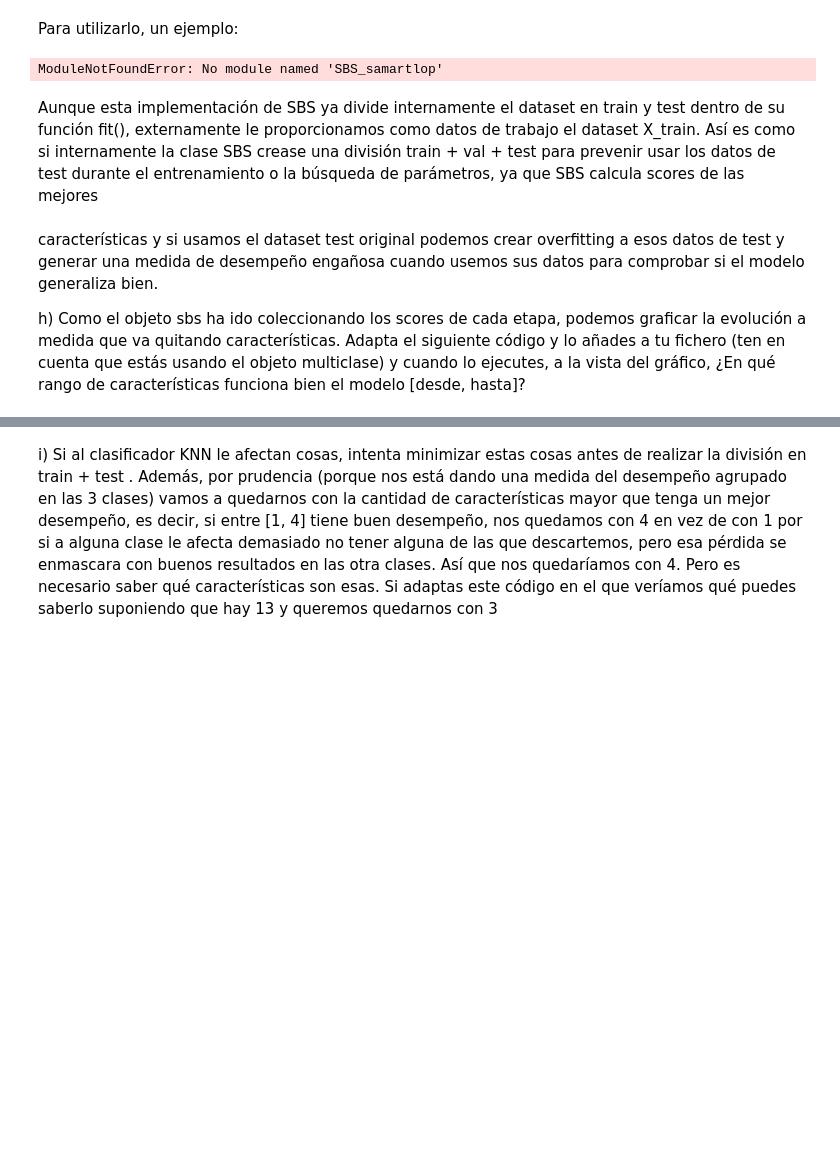
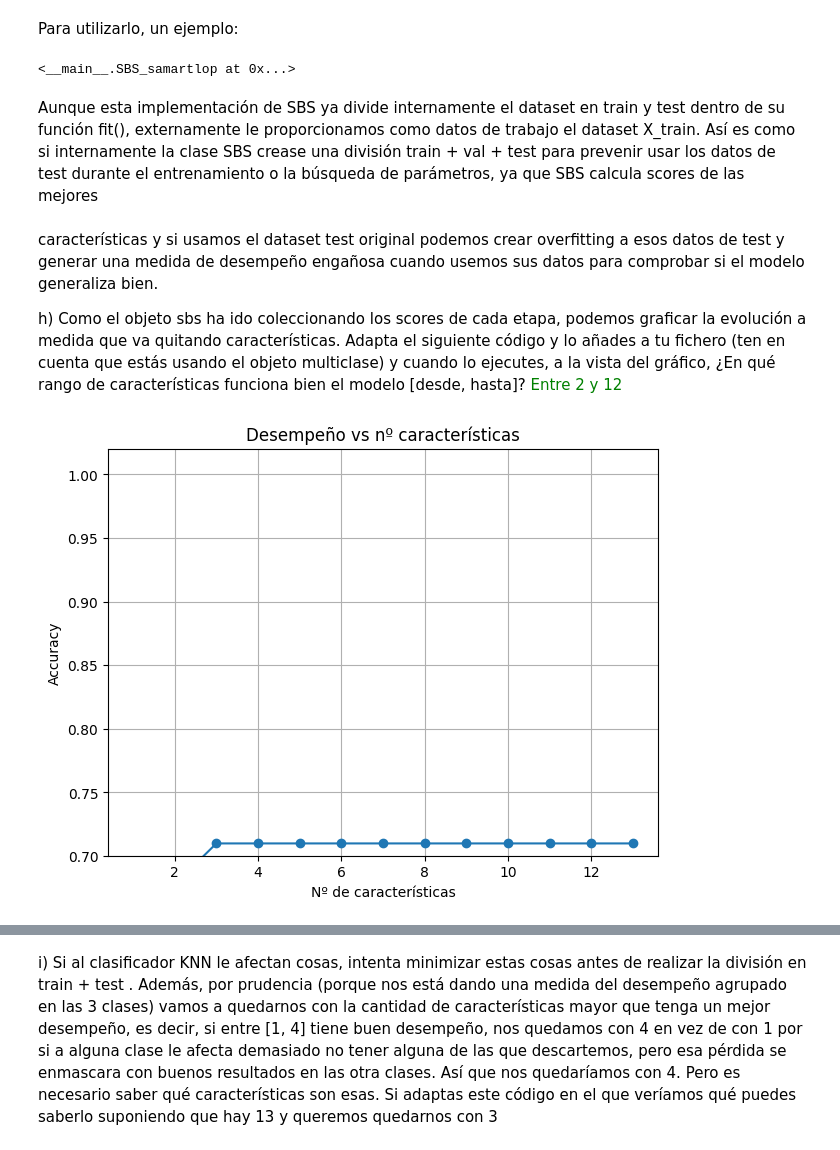
Before and after one commit to SamuehFDEZ/MachineLearning, a Jupyter notebook: saa/U2_AprendizajeSupervisado/U02_P04_Clasificacion/saa_02_p04_a3_sam_art_lop.ipynb, the cells around one changed output, grey strips where cells are left out. Cells and saved outputs as stored; diff of their text form; code cells hidden in the pictures; blank space fills up the shorter version.

```diff
--- a/saa/U2_AprendizajeSupervisado/U02_P04_Clasificacion/saa_02_p04_a3_sam_art_lop.ipynb
+++ b/saa/U2_AprendizajeSupervisado/U02_P04_Clasificacion/saa_02_p04_a3_sam_art_lop.ipynb
@@ -86,12 +193,18 @@ class SBS_samartlop():
         self.test_size = test_size
         self.random_state = random_state
 
+    def _calc_score(self, X_train, y_train, X_test, y_test, indices):
+        """Calcula la precisión del modelo con un subconjunto de características."""
+        self.estimator.fit(X_train[:, indices], y_train)
+        y_pred = self.estimator.predict(X_test[:, indices])
+        return self.scoring(y_test, y_pred)
+
     def fit(self, X, y):
         X_train, X_test, y_train, y_test = train_test_split(X, y, test_size=self.test_size, random_state=self.random_state)
         dim = X_train.shape[1]
         self.indices_ = tuple(range(dim))
         self.subsets_ = [self.indices_]
-        score = self._calc_score(X_train, y_train, X_test, y_test, self.indices_)  # Desempeño con todas las características
+        score = self._calc_score(X_train, y_train, X_test, y_test, self.indices_)  # Calcula el score inicial
         self.scores_ = [score]
 
         while dim > self.k_features:
@@ -123,13 +236,13 @@ def _calc_score(self, x_train, y_train, x_test, y_test, indices):
 # %% [markdown]
 Para utilizarlo, un ejemplo:
 # %%
+from sklearn.neighbors import KNeighborsClassifier
 import matplotlib.pyplot as plt
-from SBS_samartlop import SBS
-knn = KneighborsClassifier(n_neighbors=5)
-sbs = SBS(knn, k_features=1)
-sbs.fit(X_train_std, y_train)
+knn = KNeighborsClassifier(n_neighbors=5)
+sbs = SBS_samartlop(knn, k_features=1)
+sbs.fit(X_train_scaled, y_train)
 # %% [output]
-ModuleNotFoundError: No module named 'SBS_samartlop'
+<__main__.SBS_samartlop at 0x...>
 # %% [markdown]
 Aunque esta implementación de SBS ya divide internamente el dataset en train y test dentro de su
 función fit(), externamente le proporcionamos como datos de trabajo el dataset X_train. Así es como
@@ -149,22 +262,23 @@ scores
  de cada etapa, podemos graficar la
 evolución a medida que va quitando características. Adapta el siguiente código y lo añades a
 tu fichero (ten en cuenta que estás usando el objeto multiclase) y cuando lo ejecutes, a la vista
-del gráfico, ¿En qué rango de características funciona bien el modelo [desde, hasta]?
+del gráfico, ¿En qué rango de características funciona bien el modelo [desde, hasta]? <span style="color:green;">Entre 2 y 12</span>
 # %%
 import matplotlib.pyplot as plt
-from sklearn.neighbors import KneighborsClassifier, KNeighborsClassifier
-from sbs_samartlop import SBS
+from sklearn.neighbors import KNeighborsClassifier
 knn = KNeighborsClassifier(n_neighbors=5)
-sbs = SBS(knn, k_features=1)
+sbs = SBS_samartlop(knn, k_features=1)
 # Le pedimos que pruebe hasta dejas solo 1
 sbs.fit(X_train, y_train)
 # Dibujamos como cambia el desempeño al cambiar el nº de características
 k_carac = [len(k) for k in sbs.subsets_]
 plt.plot(k_carac, sbs.scores_, marker='o')
 plt.ylim([0.7, 1.02])
 plt.ylabel('Accuracy')
 plt.xlabel('Nº de características')
 plt.grid()
 plt.tight_layout()
 plt.title("Desempeño vs nº características")
 plt.show()
+# %% [output]
+[figure, added]
```
Also changed, not shown: parts of 7 cells of this notebook, 1 other file.
